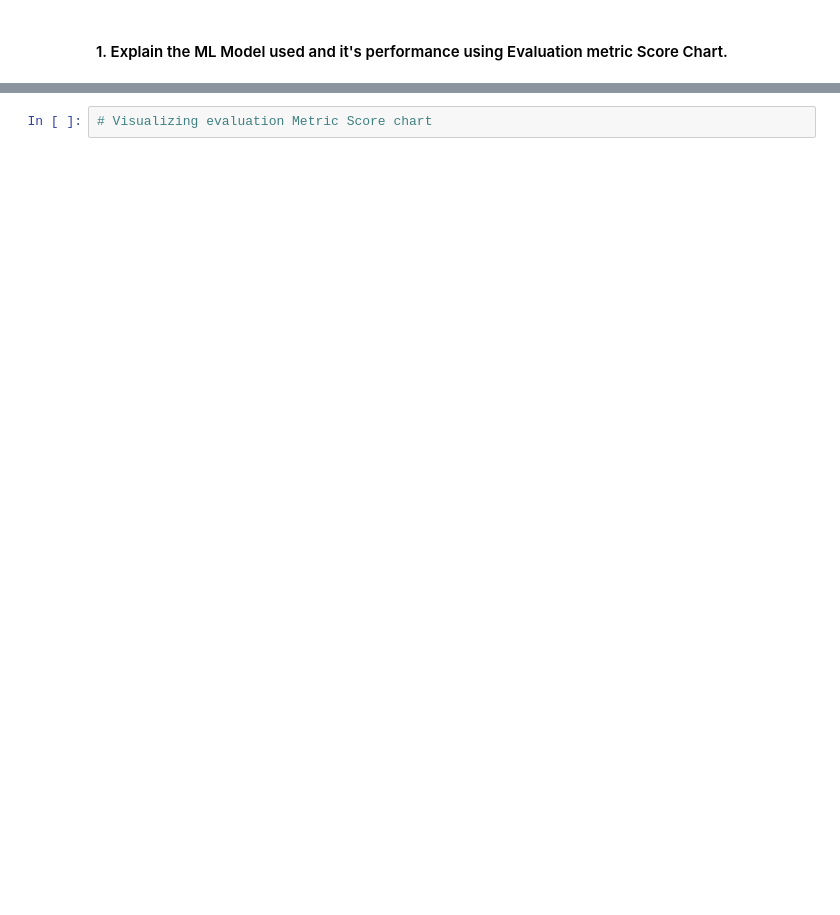
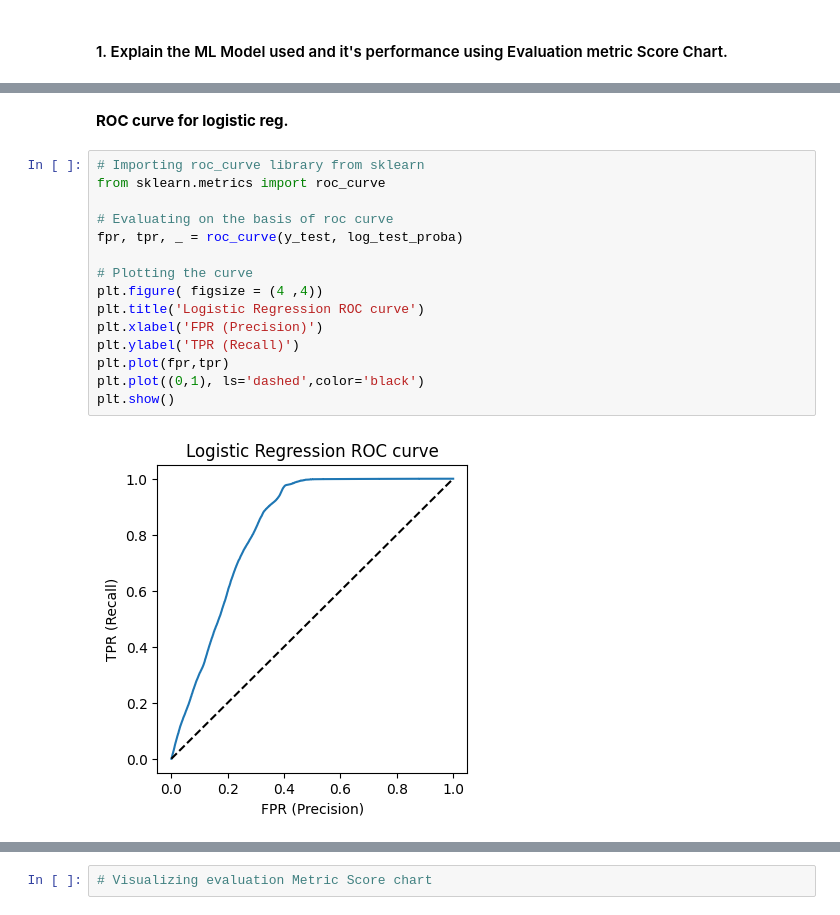
Before and after one commit to Kalpesh-Nandedkar/HEALTH-INSURANCE-CROSS-SELL-PREDICTION, a Jupyter notebook: HEALTH_INSURANCE_CROSS_SELL_PREDICTION.ipynb, the cells around one changed output, grey strips where cells are left out. Saved outputs shown, nothing was run; the diff lists cells and outputs as text; blank space fills up the shorter version.

```diff
--- a/HEALTH_INSURANCE_CROSS_SELL_PREDICTION.ipynb
+++ b/HEALTH_INSURANCE_CROSS_SELL_PREDICTION.ipynb
@@ -1126,0 +1186,19 @@ log_test_proba = log_model.predict_proba(X_test)[:,1]
+# %% [markdown]
+**ROC curve for logistic reg.**
+# %%
+# Importing roc_curve library from sklearn
+from sklearn.metrics import roc_curve
+
+# Evaluating on the basis of roc curve
+fpr, tpr, _ = roc_curve(y_test, log_test_proba)
+
+# Plotting the curve
+plt.figure( figsize = (4 ,4))
+plt.title('Logistic Regression ROC curve')
+plt.xlabel('FPR (Precision)')
+plt.ylabel('TPR (Recall)')
+plt.plot(fpr,tpr)
+plt.plot((0,1), ls='dashed',color='black')
+plt.show()
+# %% [output]
+[figure, added]
```
Also changed, not shown: parts of 34 cells of this notebook.
